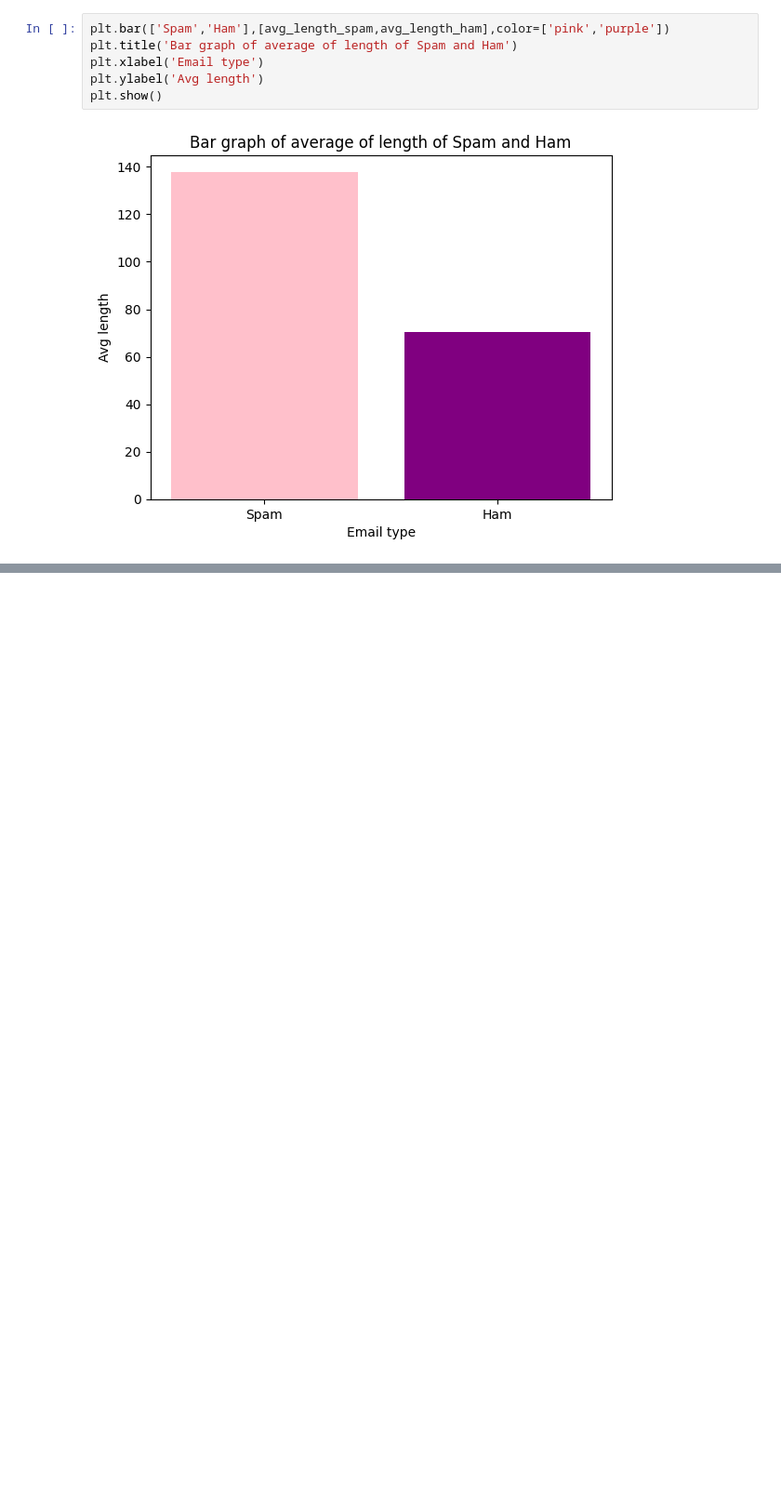
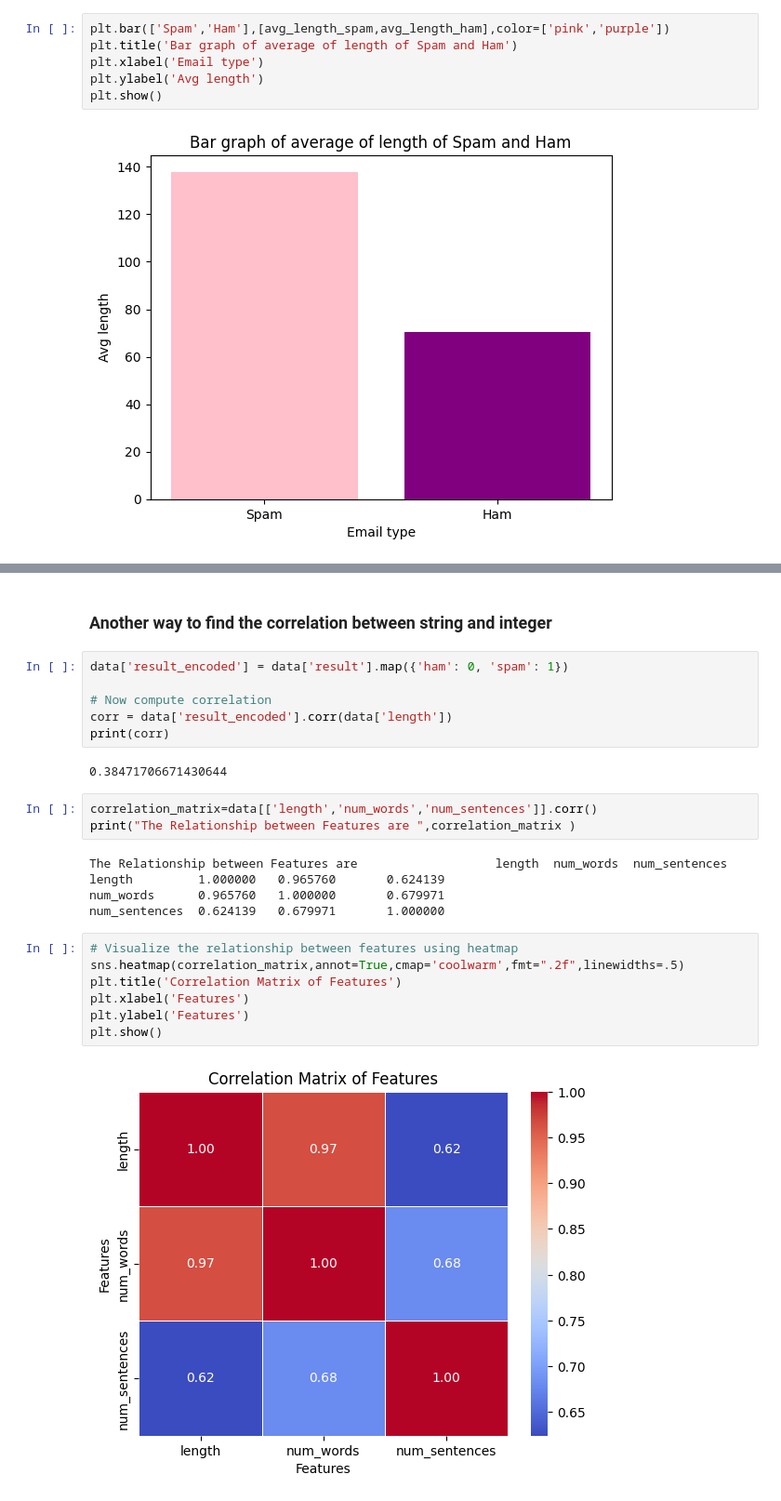
Before and after one commit to seli33/spam-detection, a Jupyter notebook: spam.ipynb, the cells around one changed output, grey strips where cells are left out. Shown: that part at 93% size. Saved outputs shown, nothing was run; the diff lists cells and outputs as text; blank space fills up the shorter version.

```diff
--- a/spam.ipynb
+++ b/spam.ipynb
@@ -164,0 +182,27 @@ plt.show()
+# %% [markdown]
+### Another way to find the correlation between string and integer
+# %%
+data['result_encoded'] = data['result'].map({'ham': 0, 'spam': 1})
+
+# Now compute correlation
+corr = data['result_encoded'].corr(data['length'])
+print(corr)
+# %% [output]
+0.38471706671430644
+# %%
+correlation_matrix=data[['length','num_words','num_sentences']].corr()
+print("The Relationship between Features are ",correlation_matrix )
+# %% [output]
+The Relationship between Features are                   length  num_words  num_sentences
+length         1.000000   0.965760       0.624139
+num_words      0.965760   1.000000       0.679971
+num_sentences  0.624139   0.679971       1.000000
+# %%
+# Visualize the relationship between features using heatmap
+sns.heatmap(correlation_matrix,annot=True,cmap='coolwarm',fmt=".2f",linewidths=.5)
+plt.title('Correlation Matrix of Features')
+plt.xlabel('Features')
+plt.ylabel('Features')
+plt.show()
+# %% [output]
+[figure, added]
```
Also changed, not shown: parts of 13 cells of this notebook.
